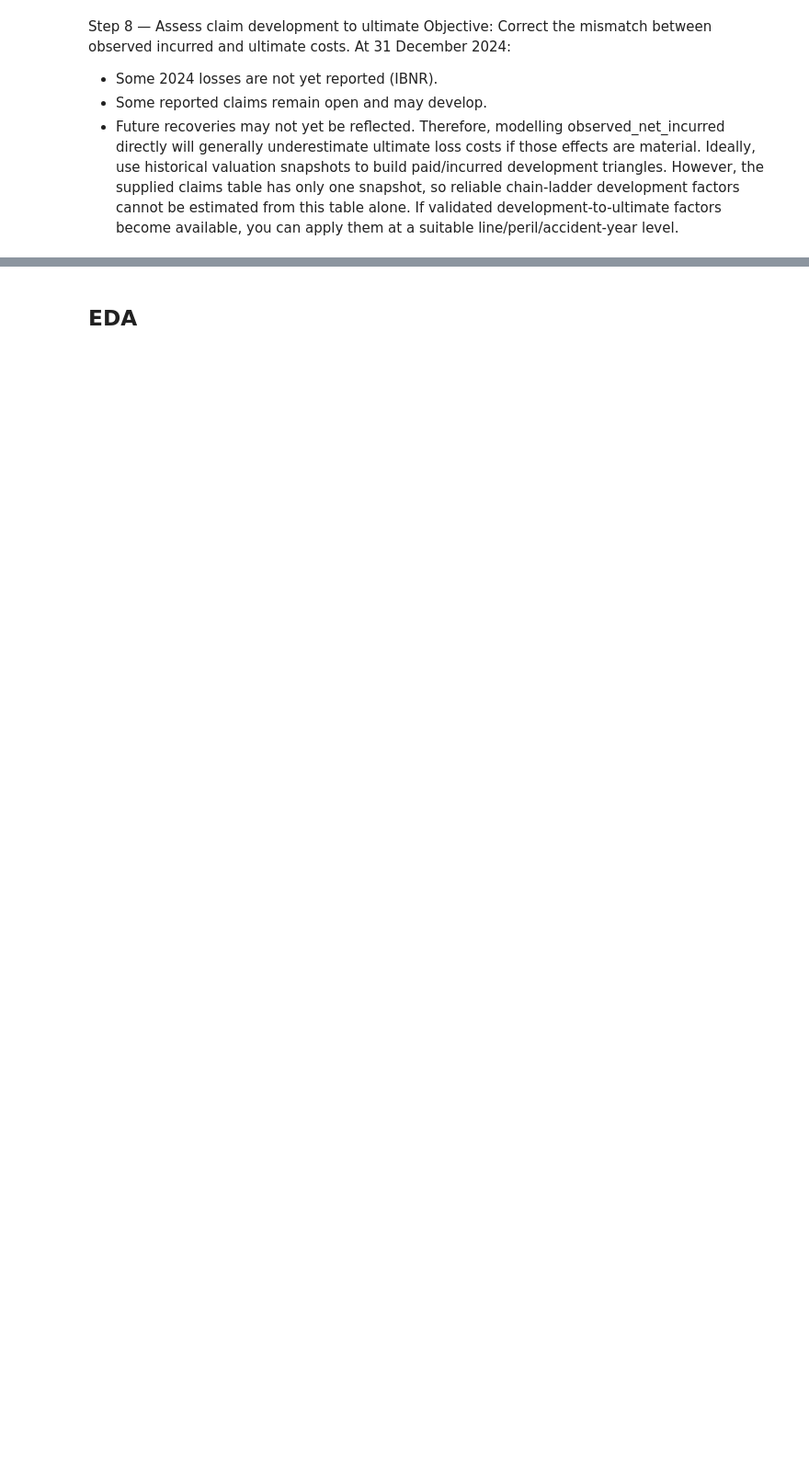
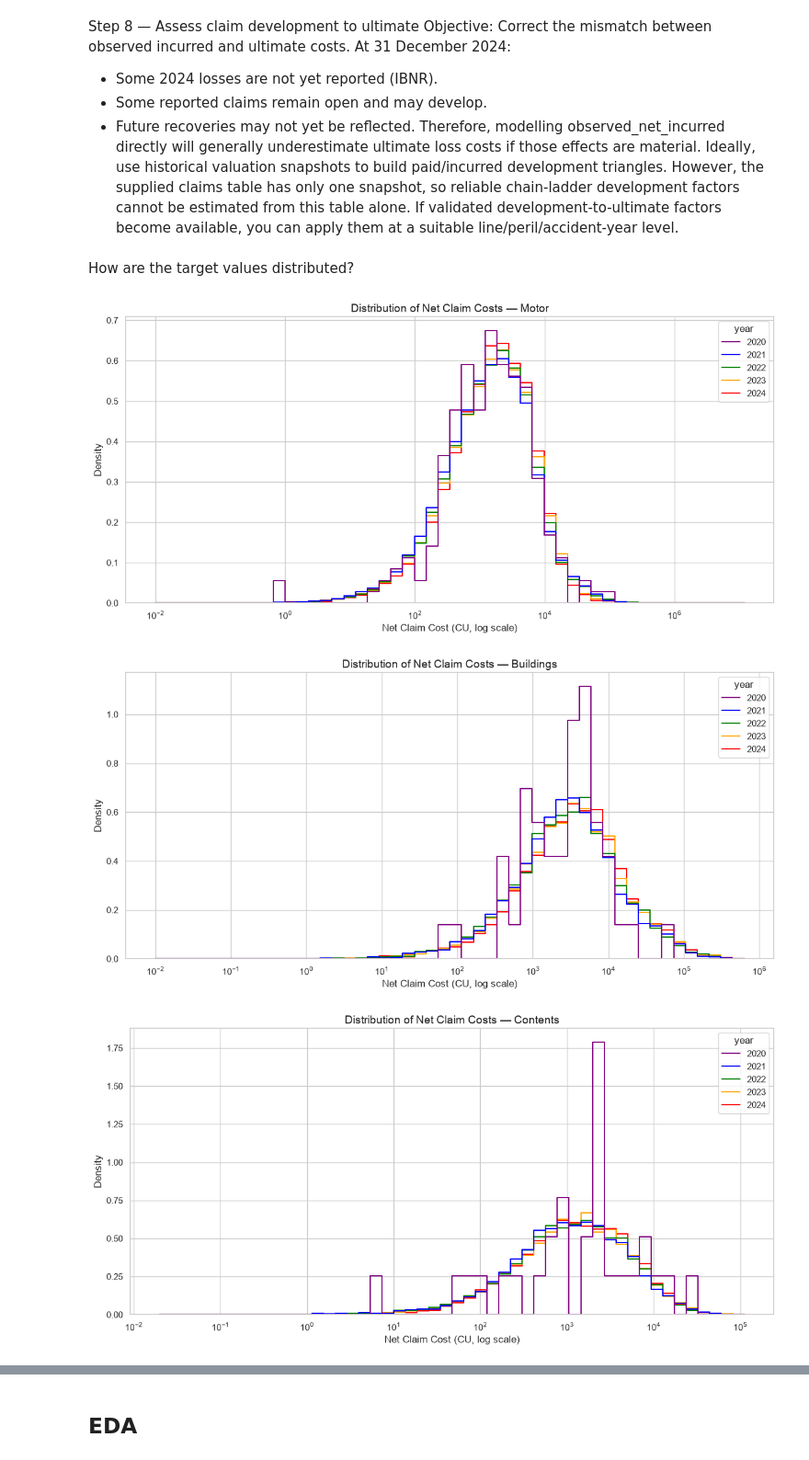
Before and after one commit to sarah-gui/Hackathon2026, a Jupyter notebook: analysis.ipynb, the cells around one changed output, grey strips where cells are left out. Shown at 92% size. Drawn from its saved outputs; the diff is of its cells as text; code cells hidden in the pictures; blank space fills up the shorter version.

```diff
--- a/analysis.ipynb
+++ b/analysis.ipynb
@@ -148,3 +246,10 @@ claims               | PASS | Duplicate keys: 0
+# %%
+# After performing the exposure correction, we will update the original exposure column with the corrected values in both train and test datasets.
+for line in train:
+    train[line]["exposure"] = train[line]["exposure_corrected"]
+
+for line in test:
+    test[line]["exposure"] = test[line]["exposure_corrected"]
 # %% [markdown]
 Merge customer and adress info.
 Objective: Enrich policy-level features before building the target.
@@ -453,3 +556,73 @@ for line in train:
         train[line]["observed_net_incurred"]
         * train[line]["development_factor"]
     )
+# %% [markdown]
+How are the target values distributed?
+# %%
+claims_plot = claims.copy()
+
+# Extract accident year from loss date
+claims_plot["loss_date"] = pd.to_datetime(claims_plot["loss_date"])
+claims_plot["year"] = claims_plot["loss_date"].dt.year
+
+# Exclude repudiated claims
+claims_plot = claims_plot[
+    claims_plot["status"] != "repudiated"
+].copy()
+
+# Provisional assumption: incurred excludes recoveries
+claims_plot["net_claim_cost"] = (
+    claims_plot["incurred_to_date"]
+    - claims_plot["recoveries"].fillna(0)
+)
+
+# Retain positive claim costs for log-scaled distribution plots
+claims_plot = claims_plot[
+    claims_plot["net_claim_cost"] > 0
+].copy()
+
+# Define the colors for each accident year
+year_colors = {
+    2020: "purple",
+    2021: "blue",
+    2022: "green",
+    2023: "orange",
+    2024: "red"
+}
+
+sns.set_theme(style="whitegrid")
+
+for line in ["motor", "buildings", "contents"]:
+
+    df_line = claims_plot[
+        claims_plot["line"] == line
+    ].copy()
+
+    plt.figure(figsize=(12, 6))
+
+    sns.histplot(
+        data=df_line,
+        x="net_claim_cost",
+        hue="year",
+        palette=year_colors,
+        bins=50,
+        stat="density",
+        common_norm=False,
+        element="step",
+        fill=False,
+        log_scale=True
+    )
+
+    plt.title(
+        f"Distribution of Net Claim Costs — {line.capitalize()}",
+        fontsize=14
+    )
+
+    plt.xlabel("Net Claim Cost (CU, log scale)")
+    plt.ylabel("Density")
+    plt.tight_layout()
+    plt.show()
+# %% [output]
+[figure, added]
+[figure, added]
+[figure, added]
```
Also changed, not shown: parts of 15 cells of this notebook.
